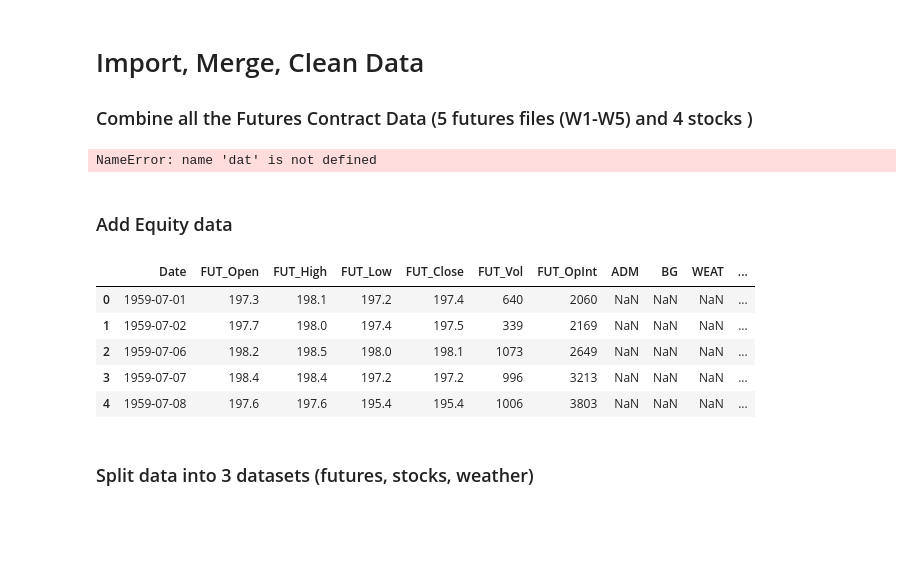
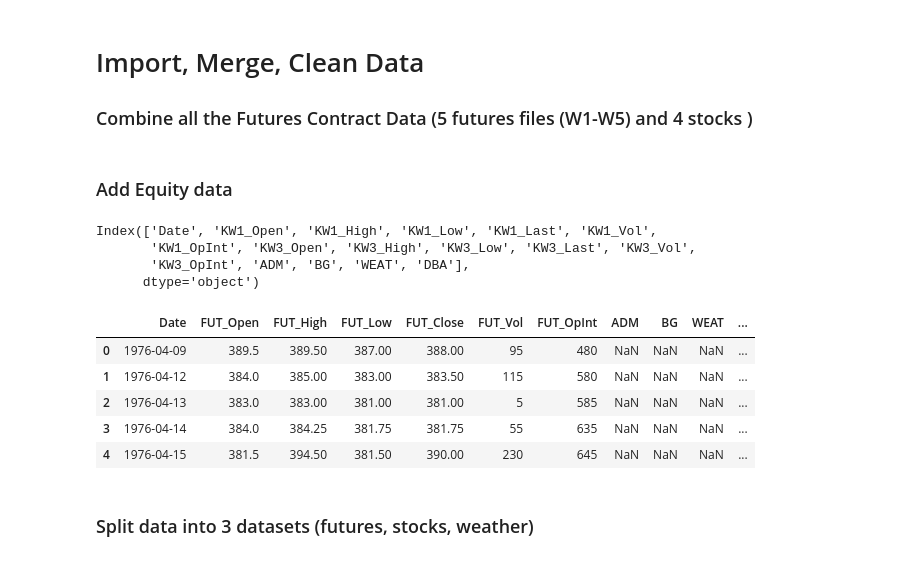
Before and after one commit to andrewredd/aa-project, a Jupyter notebook: futures_data.ipynb, the cells around one changed output. Saved outputs shown, nothing was run; the diff lists cells and outputs as text; code cells hidden in the pictures; blank space fills up the shorter version.

```diff
--- a/futures_data.ipynb
+++ b/futures_data.ipynb
@@ -87,7 +86,7 @@ import glob
 cols = ['Date', 'Open', 'High', 'Low', 'Last', 'Vol', 'OpInt']
 
 #get futures data files, sort by 13th char (digit)
-filenamesFUT = glob.glob('./Data/CME_W*.csv')
+filenamesFUT = glob.glob('./Data/CME_KW*.csv')
 filenamesFUT = sorted(filenamesFUT, key=lambda x: x[12])
 
 #for each file, subset/clean columns, join to W1 by date
@@ -97,13 +96,13 @@ for file in filenamesFUT:
     df = pd.read_csv(file)
 
     #W1-3 have date without century, add full year
-    if cNum <= 3:
-        df['Date'] = df['Date'].apply(fixDate)
+    #if cNum <= 3:
+    #df['Date'] = df['Date'].apply(fixDate)
     df['Date'] = pd.to_datetime(df['Date'])
 
     df = df.rename(index=str, columns={'Volume': 'Vol', 'Previous Day Open Interest': 'OpInt'})
     df = df[cols]
-    colsTxt = ['W'+str(cNum) + "_" + x for x in cols[1:]]
+    colsTxt = ['KW'+str(cNum) + "_" + x for x in cols[1:]]
     colsTxt.insert(0, 'Date')
     df.columns = colsTxt
 
@@ -111,10 +110,6 @@ for file in filenamesFUT:
         dat = df
     else:
         dat = dat.merge(df, how='left', on='Date')
-# %%
-dat.columns
-# %% [output]
-NameError: name 'dat' is not defined
 # %% [markdown]
 ### Add Equity data
 # %%
@@ -135,23 +130,30 @@ for file in filenamesEQ:
 
         #merge with futures data
         dat = dat.merge(df, how='left', on='Date')
+# %%
+dat.columns
+# %% [output]
+Index(['Date', 'KW1_Open', 'KW1_High', 'KW1_Low', 'KW1_Last', 'KW1_Vol',
+       'KW1_OpInt', 'KW3_Open', 'KW3_High', 'KW3_Low', 'KW3_Last', 'KW3_Vol',
+       'KW3_OpInt', 'ADM', 'BG', 'WEAT', 'DBA'],
+      dtype='object')
 # %%
 #keep only the W3 futures contract (3 months ahead rolling contract)
-dat = dat[['Date', 'W3_Open', 'W3_High', 'W3_Low', 'W3_Last', 'W3_Vol', 'W3_OpInt', 'ADM',
+dat = dat[['Date', 'KW3_Open', 'KW3_High', 'KW3_Low', 'KW3_Last', 'KW3_Vol', 'KW3_OpInt', 'ADM',
      'BG', 'WEAT', 'DBA']]
 
 #change col names
 dat.columns = ['Date', 'FUT_Open', 'FUT_High', 'FUT_Low', 'FUT_Close', 'FUT_Vol', 'FUT_OpInt', 'ADM',
      'BG', 'WEAT', 'DBA']
 
 dat.head()
 # %% [output]
 |  | Date | FUT_Open | FUT_High | FUT_Low | FUT_Close | FUT_Vol | FUT_OpInt | ADM | BG | WEAT | ... |
-| 0 | 1959-07-01 | 197.3 | 198.1 | 197.2 | 197.4 | 640 | 2060 | NaN | NaN | NaN | ... |
-| 1 | 1959-07-02 | 197.7 | 198.0 | 197.4 | 197.5 | 339 | 2169 | NaN | NaN | NaN | ... |
-| 2 | 1959-07-06 | 198.2 | 198.5 | 198.0 | 198.1 | 1073 | 2649 | NaN | NaN | NaN | ... |
-| 3 | 1959-07-07 | 198.4 | 198.4 | 197.2 | 197.2 | 996 | 3213 | NaN | NaN | NaN | ... |
-| 4 | 1959-07-08 | 197.6 | 197.6 | 195.4 | 195.4 | 1006 | 3803 | NaN | NaN | NaN | ... |
+| 0 | 1976-04-09 | 389.5 | 389.50 | 387.00 | 388.00 | 95 | 480 | NaN | NaN | NaN | ... |
+| 1 | 1976-04-12 | 384.0 | 385.00 | 383.00 | 383.50 | 115 | 580 | NaN | NaN | NaN | ... |
+| 2 | 1976-04-13 | 383.0 | 383.00 | 381.00 | 381.00 | 5 | 585 | NaN | NaN | NaN | ... |
+| 3 | 1976-04-14 | 384.0 | 384.25 | 381.75 | 381.75 | 55 | 635 | NaN | NaN | NaN | ... |
+| 4 | 1976-04-15 | 381.5 | 394.50 | 381.50 | 390.00 | 230 | 645 | NaN | NaN | NaN | ... |
 # %%
 # make Date the index
 dat = dat.set_index('Date')
```
Also changed, not shown: parts of 65 cells of this notebook.
